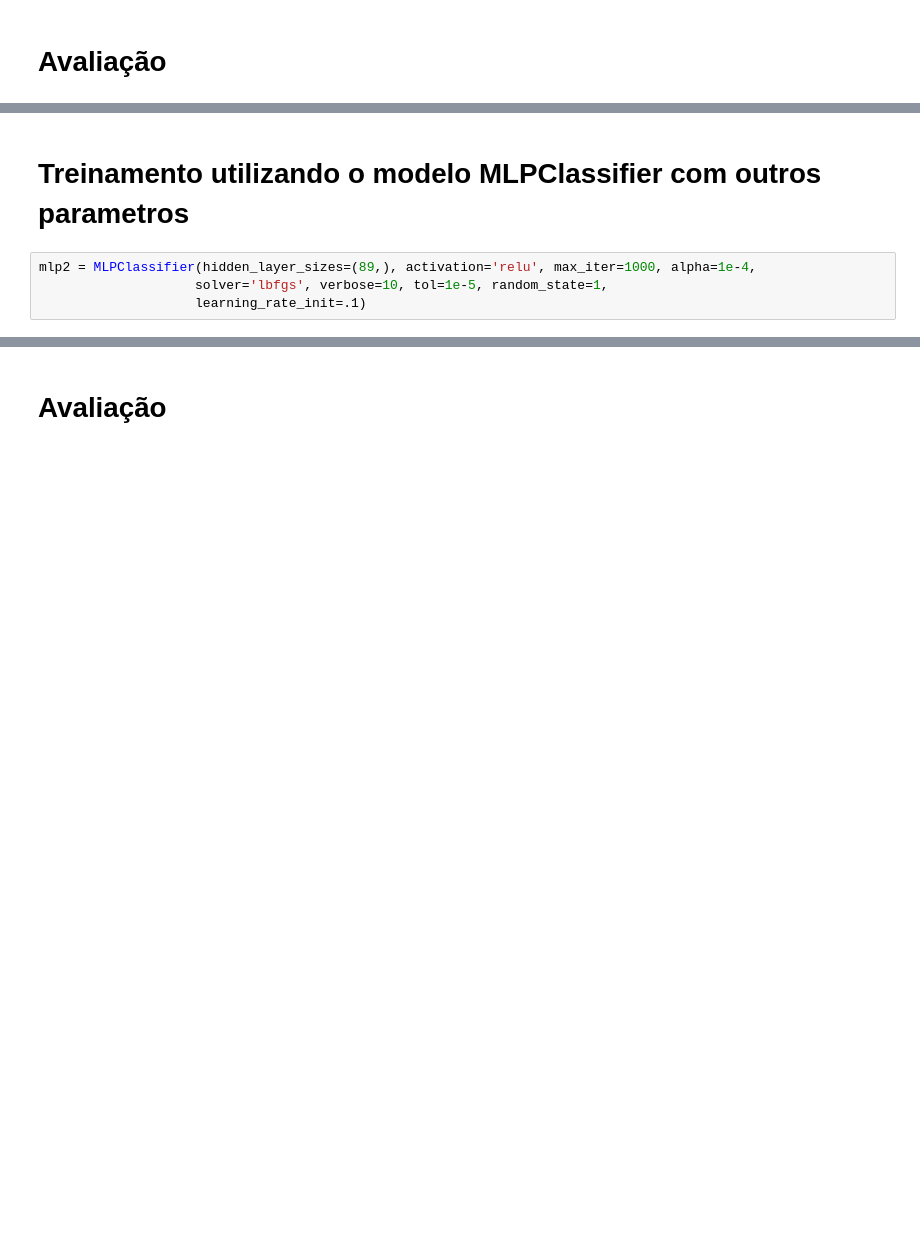
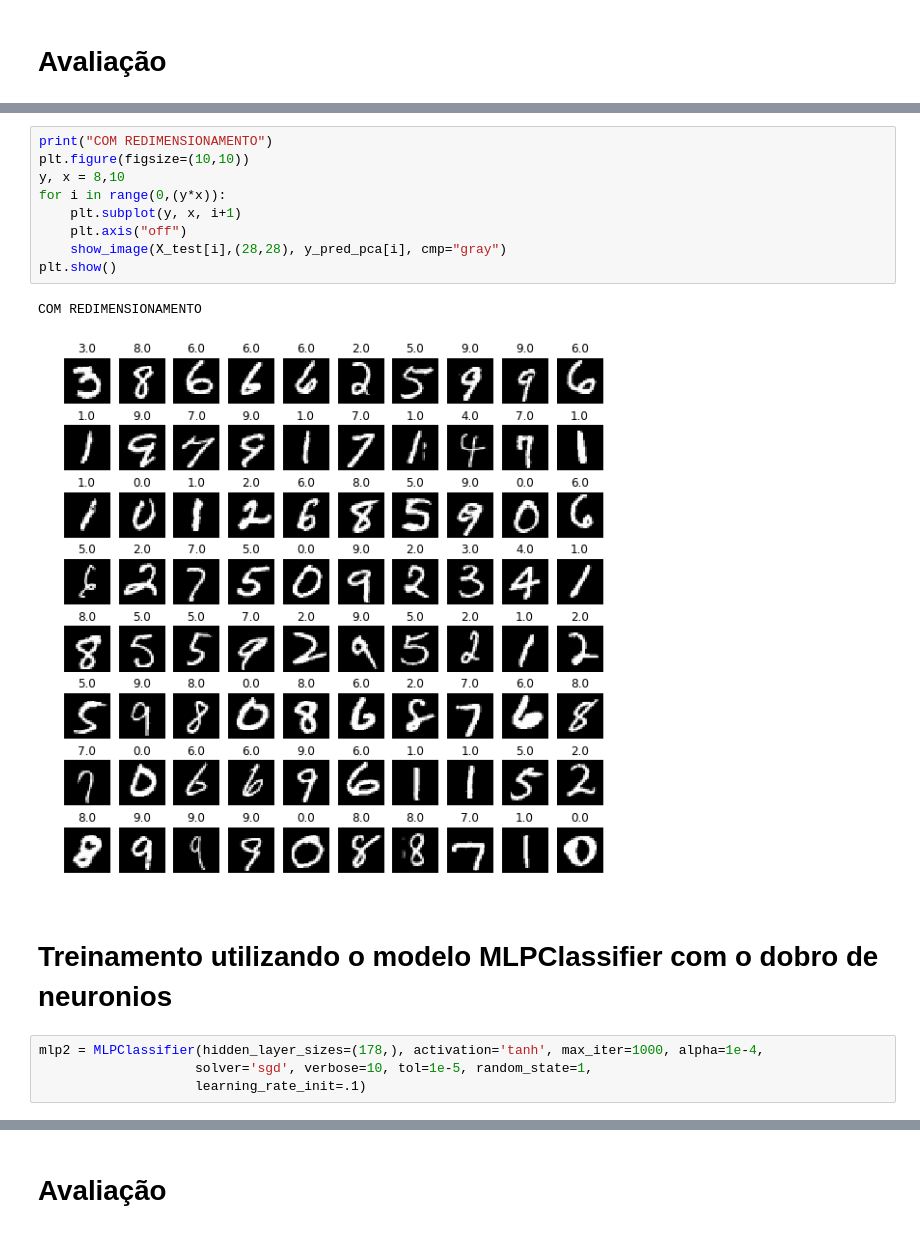
Before and after one commit to nlp-pucrs/ia-ec-2017-2-tp3, a Jupyter notebook: Diego_Gabrielle.ipynb, the cells around one changed output, grey strips where cells are left out. Saved outputs shown, nothing was run; the diff lists cells and outputs as text; blank space fills up the shorter version.

```diff
--- a/Diego_Gabrielle.ipynb
+++ b/Diego_Gabrielle.ipynb
@@ -241,6 +273,18 @@ array([ 9.,  7.,  7.,  5.,  3.,  1.,  1.,  1.,  9.,  5.,  3.,  5.,  6.,
+# %%
+print("COM REDIMENSIONAMENTO")
+plt.figure(figsize=(10,10))
+y, x = 8,10
+for i in range(0,(y*x)):
+    plt.subplot(y, x, i+1)
+    plt.axis("off")
+    show_image(X_test[i],(28,28), y_pred_pca[i], cmp="gray")
+plt.show()
+# %% [output]
+COM REDIMENSIONAMENTO
+[figure, added]
 # %% [markdown]
-# Treinamento utilizando o modelo MLPClassifier com outros parametros
+# Treinamento utilizando o modelo MLPClassifier com o dobro de neuronios
 # %%
-mlp2 = MLPClassifier(hidden_layer_sizes=(89,), activation='relu', max_iter=1000, alpha=1e-4,
-                    solver='lbfgs', verbose=10, tol=1e-5, random_state=1,
+mlp2 = MLPClassifier(hidden_layer_sizes=(178,), activation='tanh', max_iter=1000, alpha=1e-4,
+                    solver='sgd', verbose=10, tol=1e-5, random_state=1,
                     learning_rate_init=.1)
```
Also changed, not shown: parts of 31 cells of this notebook.
